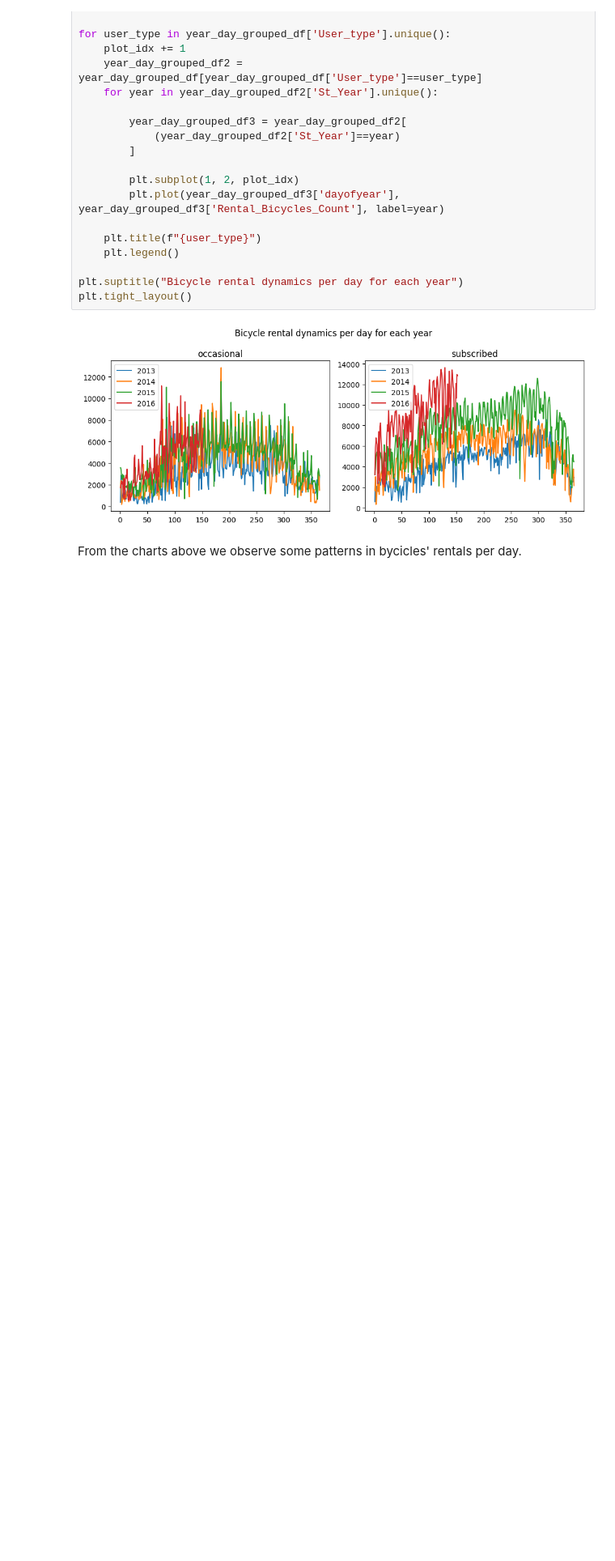
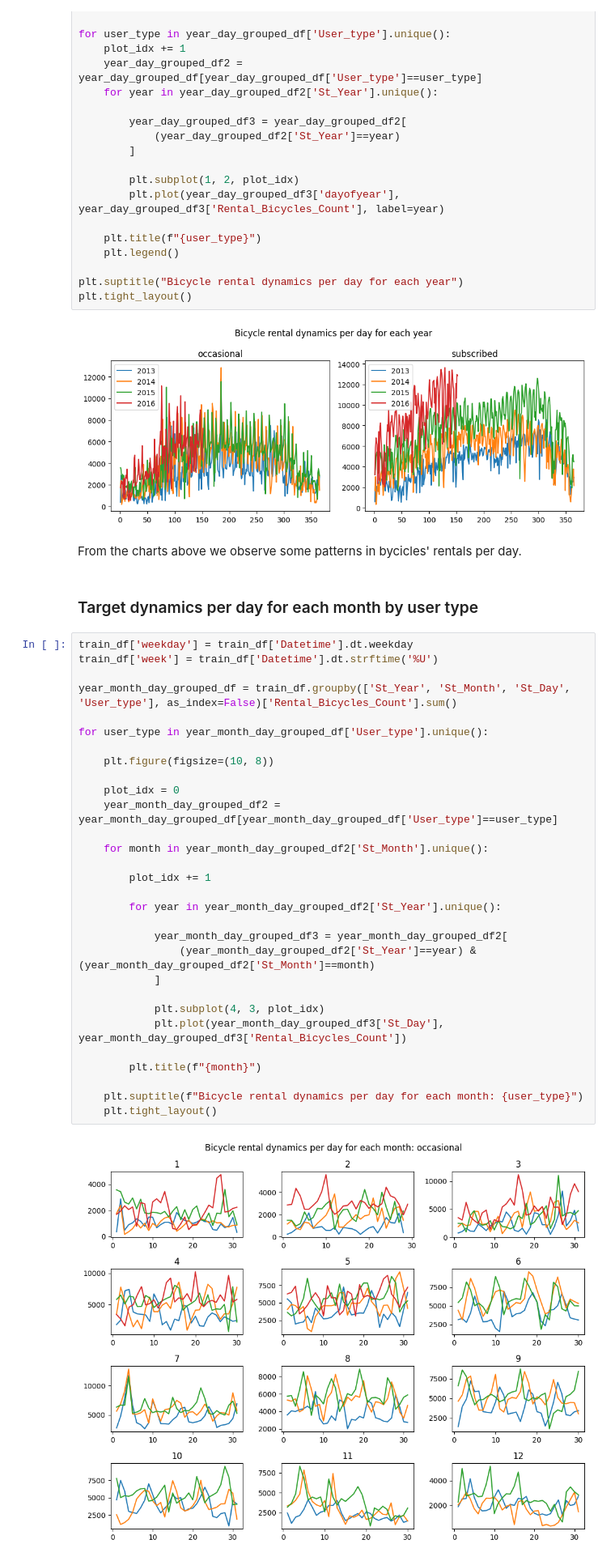
Before and after one commit to VaheC/MH_BicycleDemand_Hackathon, a Jupyter notebook: eda.ipynb, the cells around one changed output. Shown at 81% size. Drawn from its saved outputs; the diff is of its cells as text; blank space fills up the shorter version.

Commit message:
add target dynamics per day for each month

```diff
--- a/eda.ipynb
+++ b/eda.ipynb
@@ -402,3 +402,37 @@ plt.tight_layout()
 [figure]
 # %% [markdown]
 From the charts above we observe some patterns in bycicles' rentals per day.
+# %% [markdown]
+### Target dynamics per day for each month by user type
+# %%
+train_df['weekday'] = train_df['Datetime'].dt.weekday
+train_df['week'] = train_df['Datetime'].dt.strftime('%U')
+
+year_month_day_grouped_df = train_df.groupby(['St_Year', 'St_Month', 'St_Day', 'User_type'], as_index=False)['Rental_Bicycles_Count'].sum()
+
+for user_type in year_month_day_grouped_df['User_type'].unique():
+
+    plt.figure(figsize=(10, 8))
+
+    plot_idx = 0
+    year_month_day_grouped_df2 = year_month_day_grouped_df[year_month_day_grouped_df['User_type']==user_type]
+
+    for month in year_month_day_grouped_df2['St_Month'].unique():
+
+        plot_idx += 1
+
+        for year in year_month_day_grouped_df2['St_Year'].unique():
+
+            year_month_day_grouped_df3 = year_month_day_grouped_df2[
+                (year_month_day_grouped_df2['St_Year']==year) & (year_month_day_grouped_df2['St_Month']==month)
+            ]
+
+            plt.subplot(4, 3, plot_idx)
+            plt.plot(year_month_day_grouped_df3['St_Day'], year_month_day_grouped_df3['Rental_Bicycles_Count'])
+
+        plt.title(f"{month}")
+
+    plt.suptitle(f"Bicycle rental dynamics per day for each month: {user_type}")
+    plt.tight_layout()
+# %% [output]
+[figure, added]
```
Also changed, not shown: parts of 2 cells of this notebook.
